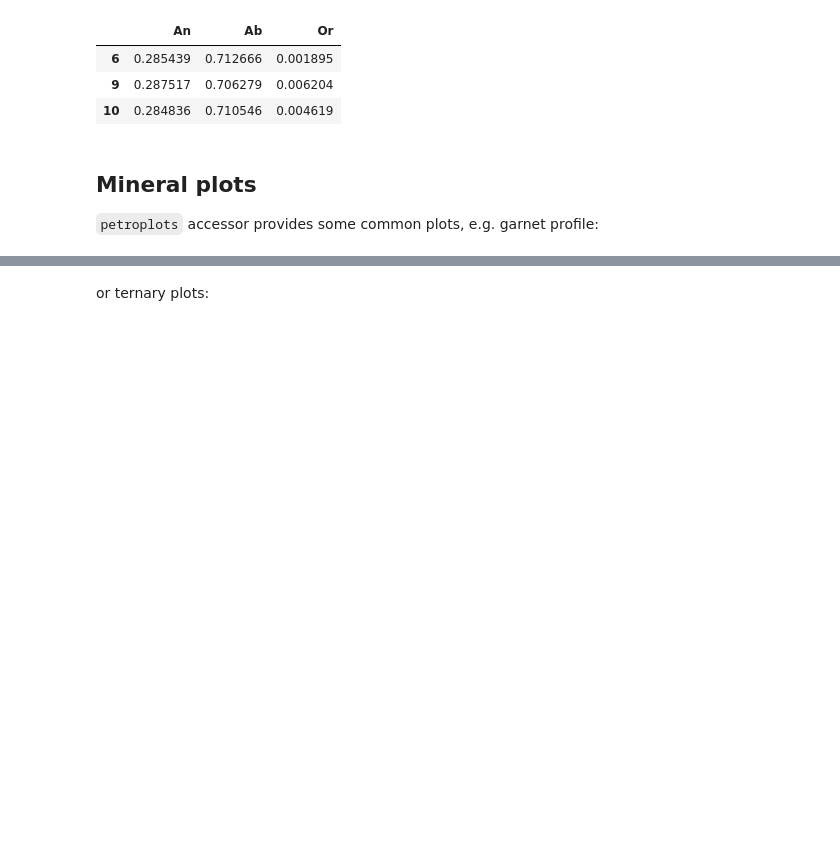
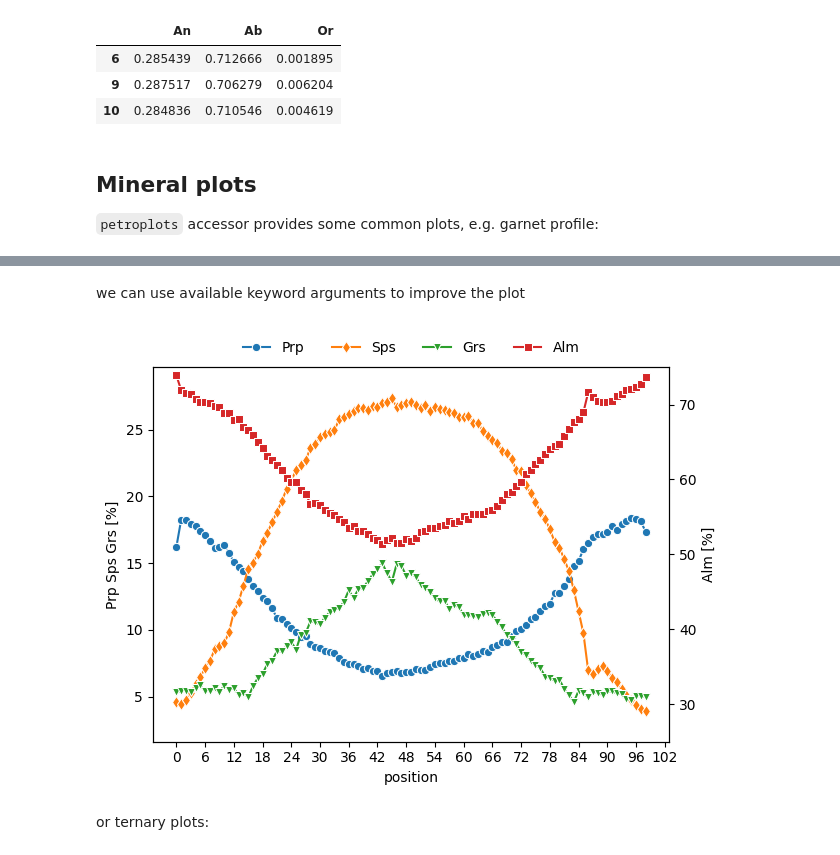
Before and after one commit to ondrolexa/petropandas, a Jupyter notebook: docs/notebooks/tutorial.ipynb, the cells around one changed output, grey strips where cells are left out. Cells and saved outputs as stored; diff of their text form; code cells hidden in the pictures; blank space fills up the shorter version.

```diff
--- a/docs/notebooks/tutorial.ipynb
+++ b/docs/notebooks/tutorial.ipynb
@@ -145,3 +145,9 @@ em.petroplots.garnet_profile(percents=True, lim=(25, 75), lim_extra=(3, 30))
+# %% [markdown]
+we can use available keyword arguments to improve the plot
+# %%
+em.petroplots.profile(percents=True, extra=["Alm"], lim_extra=(25, 75), markers=['o', 'd', 'v', 's'])
+# %% [output]
+[figure, added]
 # %% [markdown]
 or ternary plots:
 # %%
```
Also changed, not shown: parts of 11 cells of this notebook, 2 other files.
